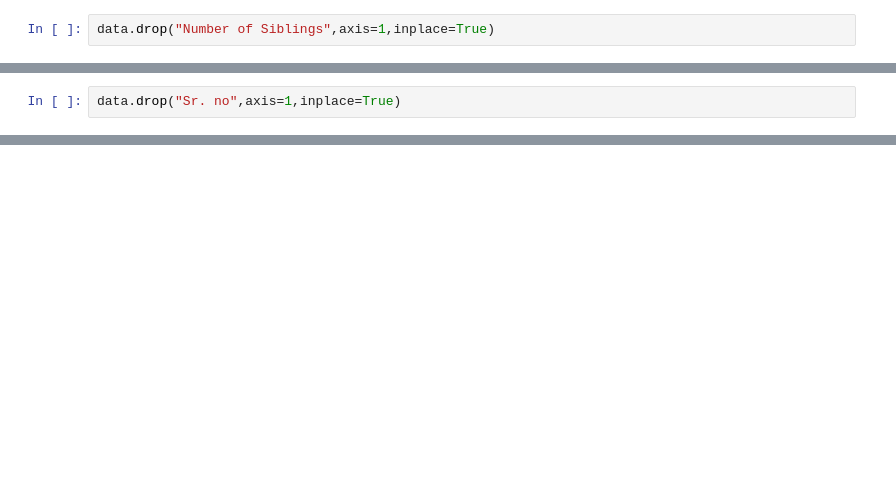
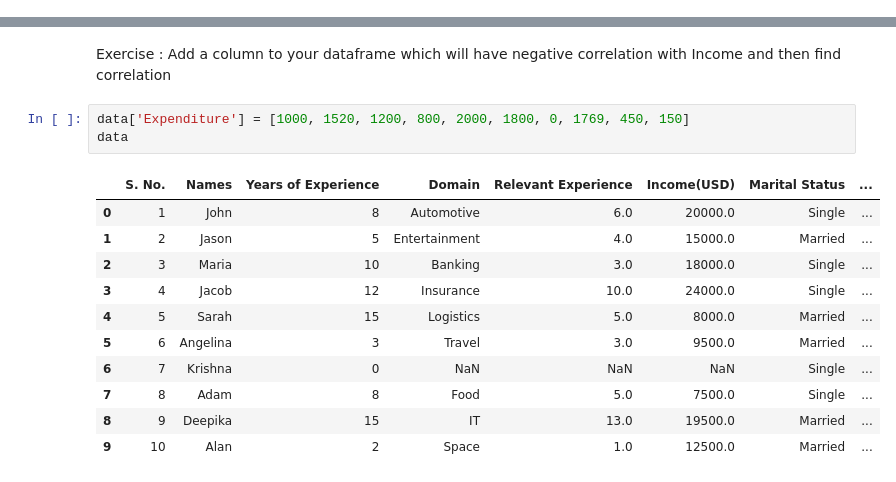
Before and after one commit to Pravindata/Machine-Learning-Projects, a Jupyter notebook: DataAnalysis1.ipynb, the cells around one changed output, grey strips where cells are left out. Cells and saved outputs as stored; diff of their text form; blank space fills up the shorter version.

```diff
--- a/DataAnalysis1.ipynb
+++ b/DataAnalysis1.ipynb
@@ -116,2 +109,0 @@ data
-# %%
-data.drop("Number of Siblings",axis=1,inplace=True)
@@ -140,2 +109,0 @@ Printing unique values :  ['Marketing' 'IT' 'HR' 'Operation' nan 'Sales' 'NICU']
-# %%
-data.drop("Sr. no",axis=1,inplace=True)
@@ -174,0 +178,17 @@ data_=data.isna().sum()
+# %% [markdown]
+Exercise : Add a column to your dataframe which will have negative correlation with Income and then find correlation
+# %%
+data['Expenditure'] = [1000, 1520, 1200, 800, 2000, 1800, 0, 1769, 450, 150]
+data
+# %% [output]
+|  | S. No. | Names | Years of Experience | Domain | Relevant Experience | Income(USD) | Marital Status | ... |
+| 0 | 1 | John | 8 | Automotive | 6.0 | 20000.0 | Single | ... |
+| 1 | 2 | Jason | 5 | Entertainment | 4.0 | 15000.0 | Married | ... |
+| 2 | 3 | Maria | 10 | Banking | 3.0 | 18000.0 | Single | ... |
+| 3 | 4 | Jacob | 12 | Insurance | 10.0 | 24000.0 | Single | ... |
+| 4 | 5 | Sarah | 15 | Logistics | 5.0 | 8000.0 | Married | ... |
+| 5 | 6 | Angelina | 3 | Travel | 3.0 | 9500.0 | Married | ... |
+| 6 | 7 | Krishna | 0 | NaN | NaN | NaN | Single | ... |
+| 7 | 8 | Adam | 8 | Food | 5.0 | 7500.0 | Single | ... |
+| 8 | 9 | Deepika | 15 | IT | 13.0 | 19500.0 | Married | ... |
+| 9 | 10 | Alan | 2 | Space | 1.0 | 12500.0 | Married | ... |
```
Also changed, not shown: parts of 72 cells of this notebook, 2 other files.
